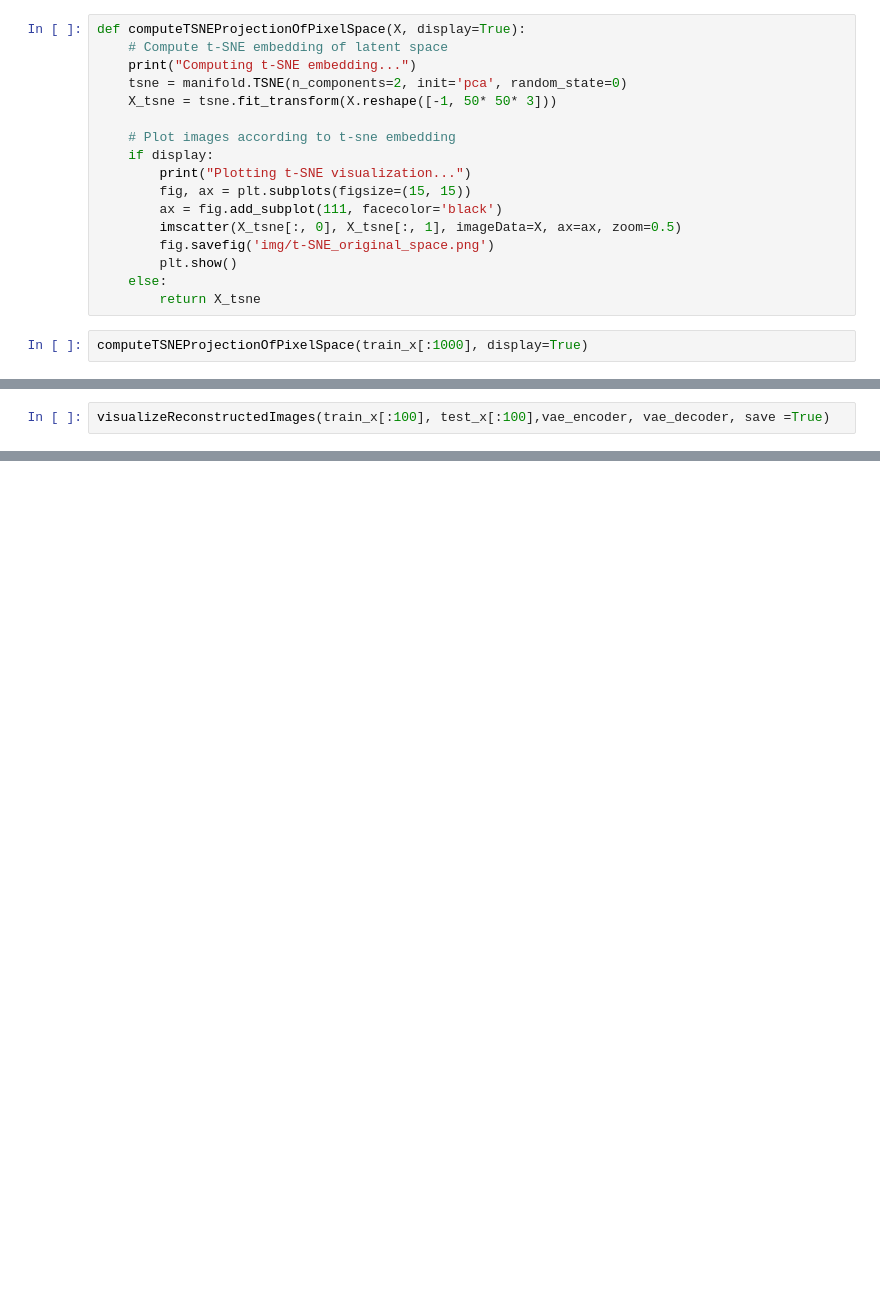
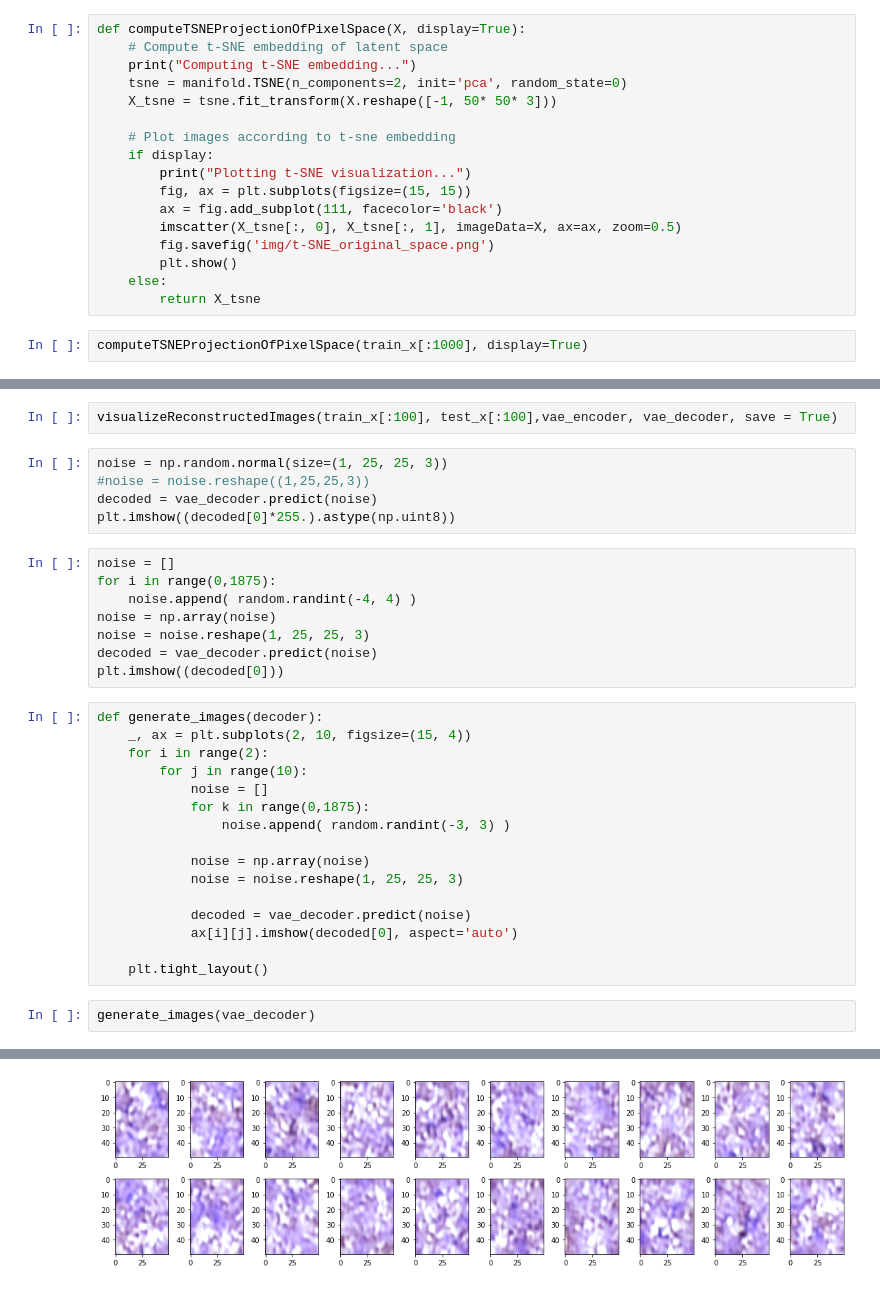
Before and after one commit to nderus/HistoDL, a Jupyter notebook: main_vae.ipynb, the cells around one changed output, grey strips where cells are left out. Saved outputs shown, nothing was run; the diff lists cells and outputs as text; blank space fills up the shorter version.

```diff
--- a/main_vae.ipynb
+++ b/main_vae.ipynb
@@ -372,4 +380,36 @@ def visualizeReconstructedImages(X_train, X_test, encoder, decoder, save=False):
     else:
         plt.show()
 # %%
-visualizeReconstructedImages(train_x[:100], test_x[:100],vae_encoder, vae_decoder, save =True)
+visualizeReconstructedImages(train_x[:100], test_x[:100],vae_encoder, vae_decoder, save = True)
+# %%
+noise = np.random.normal(size=(1, 25, 25, 3))
+#noise = noise.reshape((1,25,25,3))
+decoded = vae_decoder.predict(noise)
+plt.imshow((decoded[0]*255.).astype(np.uint8))
+# %%
+noise = []
+for i in range(0,1875):
+    noise.append( random.randint(-4, 4) )
+noise = np.array(noise)
+noise = noise.reshape(1, 25, 25, 3)
+decoded = vae_decoder.predict(noise)
+plt.imshow((decoded[0]))
+# %%
+def generate_images(decoder):
+    _, ax = plt.subplots(2, 10, figsize=(15, 4))
+    for i in range(2):
+        for j in range(10):
+            noise = []
+            for k in range(0,1875):
+                noise.append( random.randint(-3, 3) )
+
+            noise = np.array(noise)
+            noise = noise.reshape(1, 25, 25, 3)
+
+            decoded = vae_decoder.predict(noise)
+            ax[i][j].imshow(decoded[0], aspect='auto')
+
+    plt.tight_layout()
+# %%
+generate_images(vae_decoder)
+# %% [output]
@@ -376 +436,2 @@ visualizeReconstructedImages(train_x[:100], test_x[:100],vae_encoder, vae_decode
+[figure, added]
 # %%
```
Also changed, not shown: parts of 23 cells of this notebook, 4 other files.
